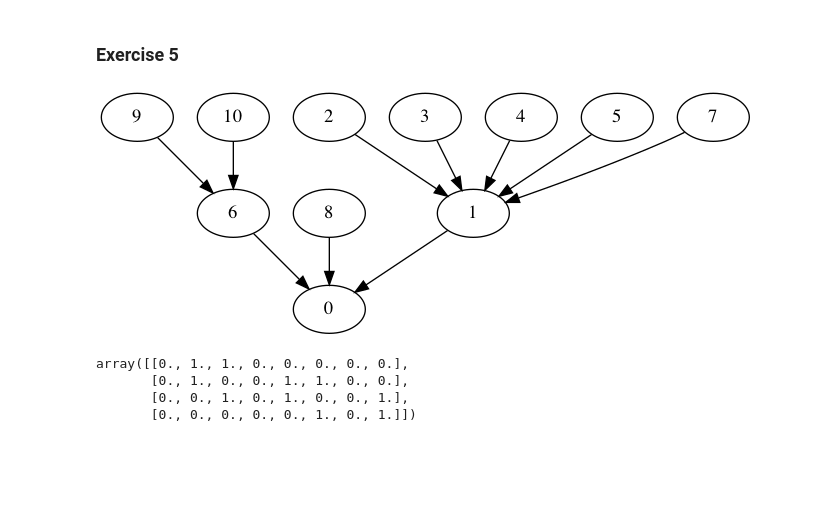
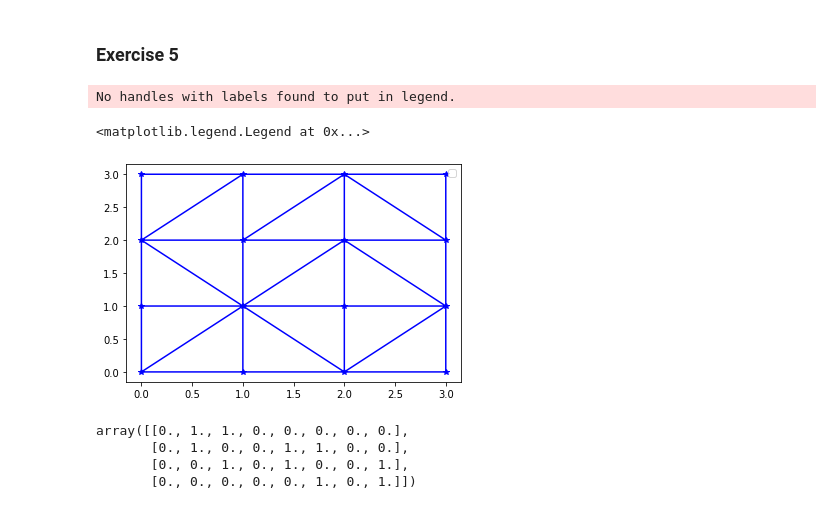
Before and after one commit to DionEngels/ScientificProgramming, a Jupyter notebook: Set 2/exset2.ipynb, the cells around one changed output. Drawn from its saved outputs; the diff is of its cells as text; code cells hidden in the pictures; blank space fills up the shorter version.

```diff
--- a/Set 2/exset2.ipynb
+++ b/Set 2/exset2.ipynb
@@ -401,16 +396,19 @@ from network2tikz import plot
 # %%
+### a
 n = 11
 G = nx.gn_graph(n)
 XYZ = np.array(list(itertools.product(range(np.ceil(np.sqrt(n)).astype(int)), repeat=2)))
 np.random.shuffle(XYZ)
 IJV = G.edges()
 nb_dimension = 2
 nb_points = n
 C = nx.to_scipy_sparse_matrix(G)
+plt.triplot(XYZ[:,0], XYZ[:,1], 'b-*', triangles=IJV)
+plt.legend()
+# %% [output]
+No handles with labels found to put in legend.
+<matplotlib.legend.Legend at 0x...>
+[figure, added]
-# %%
-draw(G)
-# %% [output]
-[figure, removed]
 # %%
 ### b
 def ex5b(v_coord, arc_list):
```
Also changed, not shown: parts of 9 cells of this notebook.
